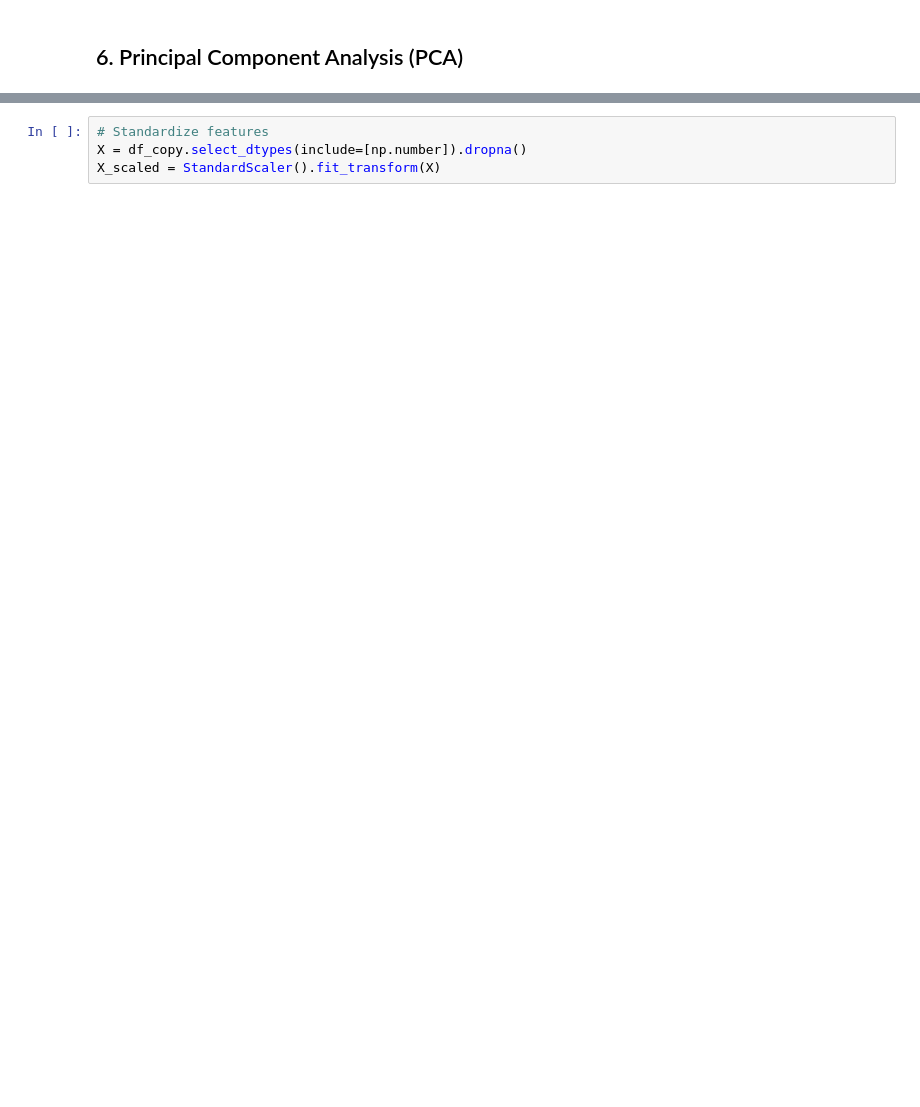
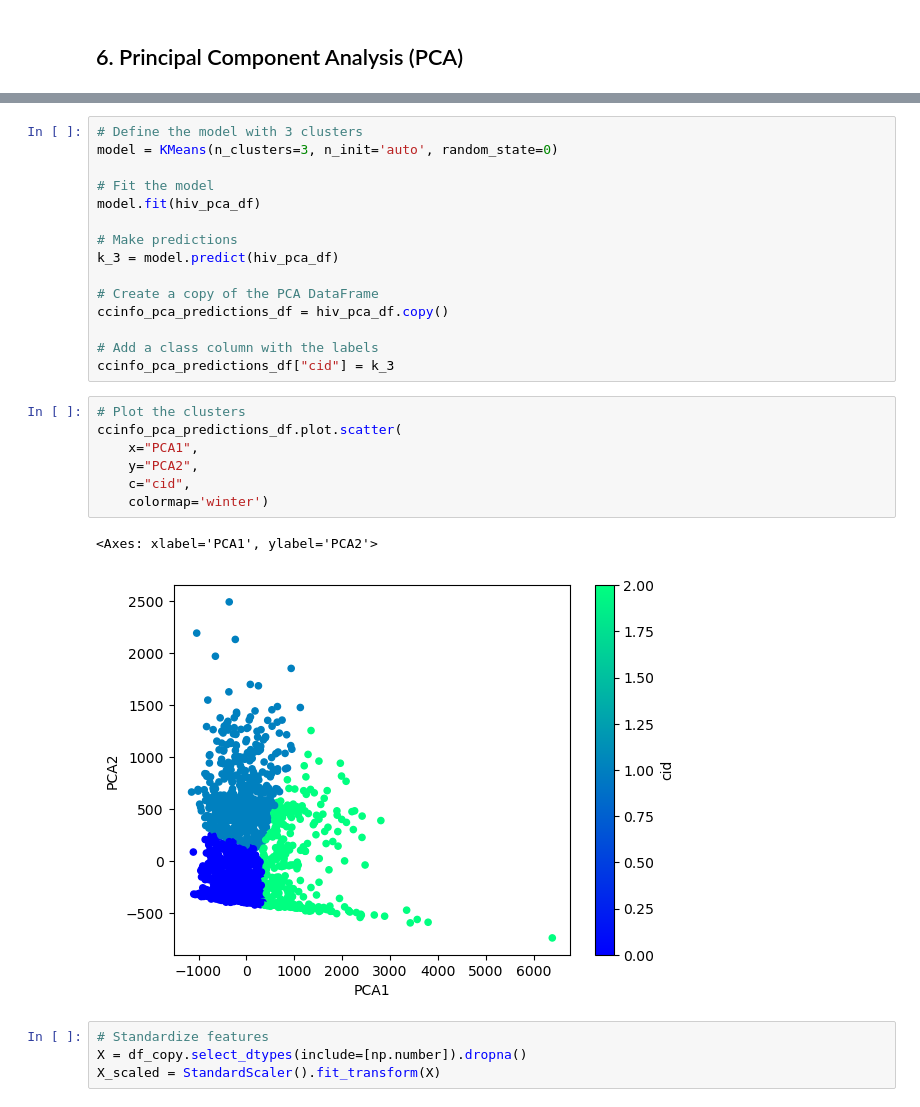
Before and after one commit to jrich71/Clinical_Trial_ML, a Jupyter notebook: aids_trial_notebook_jr.ipynb, the cells around one changed output, grey strips where cells are left out. Cells and saved outputs as stored; diff of their text form; blank space fills up the shorter version.

```diff
--- a/aids_trial_notebook_jr.ipynb
+++ b/aids_trial_notebook_jr.ipynb
@@ -149,3 +264,28 @@ vif_reduced.sort_values(by='VIF', ascending=False)
+# %%
+# Define the model with 3 clusters
+model = KMeans(n_clusters=3, n_init='auto', random_state=0)
+
+# Fit the model
+model.fit(hiv_pca_df)
+
+# Make predictions
+k_3 = model.predict(hiv_pca_df)
+
+# Create a copy of the PCA DataFrame
+ccinfo_pca_predictions_df = hiv_pca_df.copy()
+
+# Add a class column with the labels
+ccinfo_pca_predictions_df["cid"] = k_3
+# %%
+# Plot the clusters
+ccinfo_pca_predictions_df.plot.scatter(
+    x="PCA1",
+    y="PCA2",
+    c="cid",
+    colormap='winter')
+# %% [output]
+<Axes: xlabel='PCA1', ylabel='PCA2'>
+[figure, added]
 # %%
 # Standardize features
 X = df_copy.select_dtypes(include=[np.number]).dropna()
```
Also changed, not shown: parts of 19 cells of this notebook, 1 other file.
